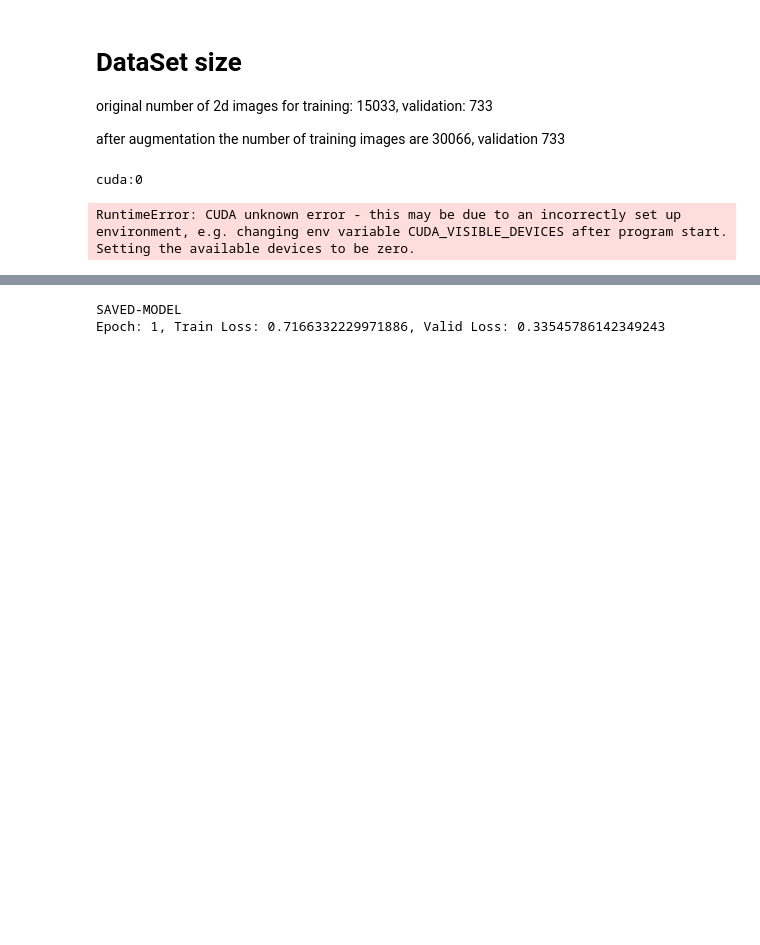
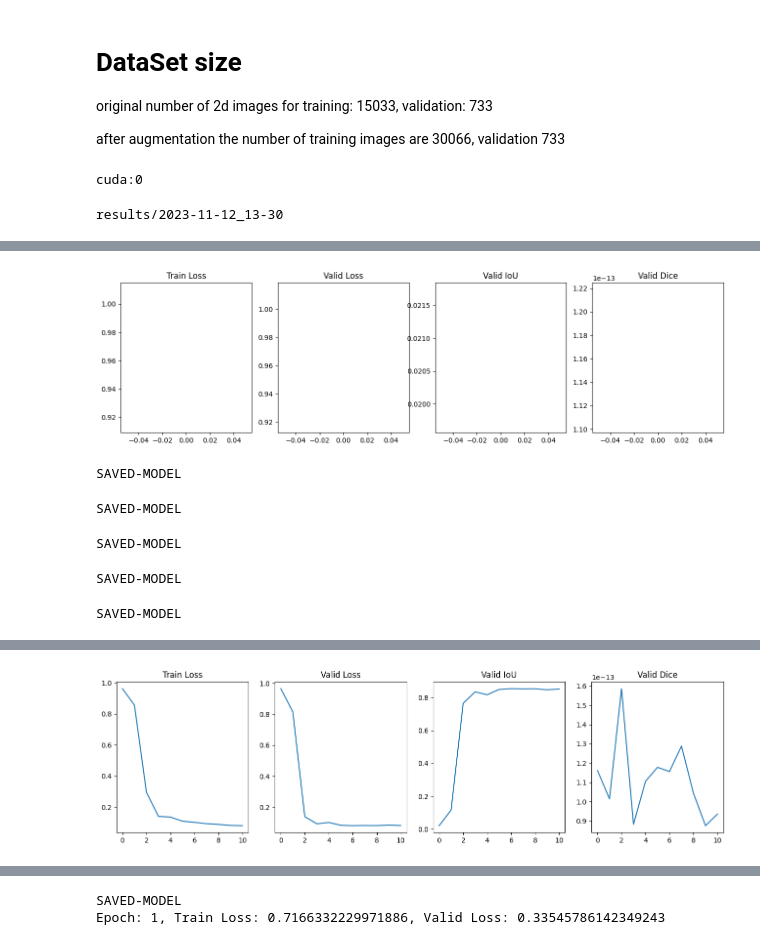
Before and after one commit to sinaziaee/image_segmentation, a Jupyter notebook: image_segmentation.ipynb, the cells around one changed output, grey strips where cells are left out. Saved outputs shown, nothing was run; the diff lists cells and outputs as text; code cells hidden in the pictures; blank space fills up the shorter version.

```diff
--- a/image_segmentation.ipynb
+++ b/image_segmentation.ipynb
@@ -272,9 +273,9 @@ learning_rate = 0.1
 # optimizer = torch.optim.SGD(model.parameters(), lr=learning_rate)
 optimizer = torch.optim.SGD(model.parameters(), lr=learning_rate)
 scheduler = lr_scheduler.StepLR(optimizer, step_size=5, gamma=0.1)
-n_epochs = 101
+n_epochs = 31
 
 train_loop(n_epochs, model, optimizer, train_loader, valid_loader, device, criterion1, None,
                         is_parallel=is_parallel, device_0=device_0, device_1=device_1, scheduler=scheduler)
 # %% [output]
-RuntimeError: CUDA unknown error - this may be due to an incorrectly set up environment, e.g. changing env variable CUDA_VISIBLE_DEVICES after program start. Setting the available devices to be zero.
+results/2023-11-12_13-30
@@ -280,0 +284,6 @@ RuntimeError: CUDA unknown error - this may be due to an incorrectly set up envi
+[figure, added]
+SAVED-MODEL
+SAVED-MODEL
+SAVED-MODEL
+SAVED-MODEL
+SAVED-MODEL
@@ -281,3 +291,4 @@ RuntimeError: CUDA unknown error - this may be due to an incorrectly set up envi
+[figure, added]
 # %%
 torch.cuda.empty_cache()
 # %%
```
Also changed, not shown: parts of 7 cells of this notebook, 3 other files.
